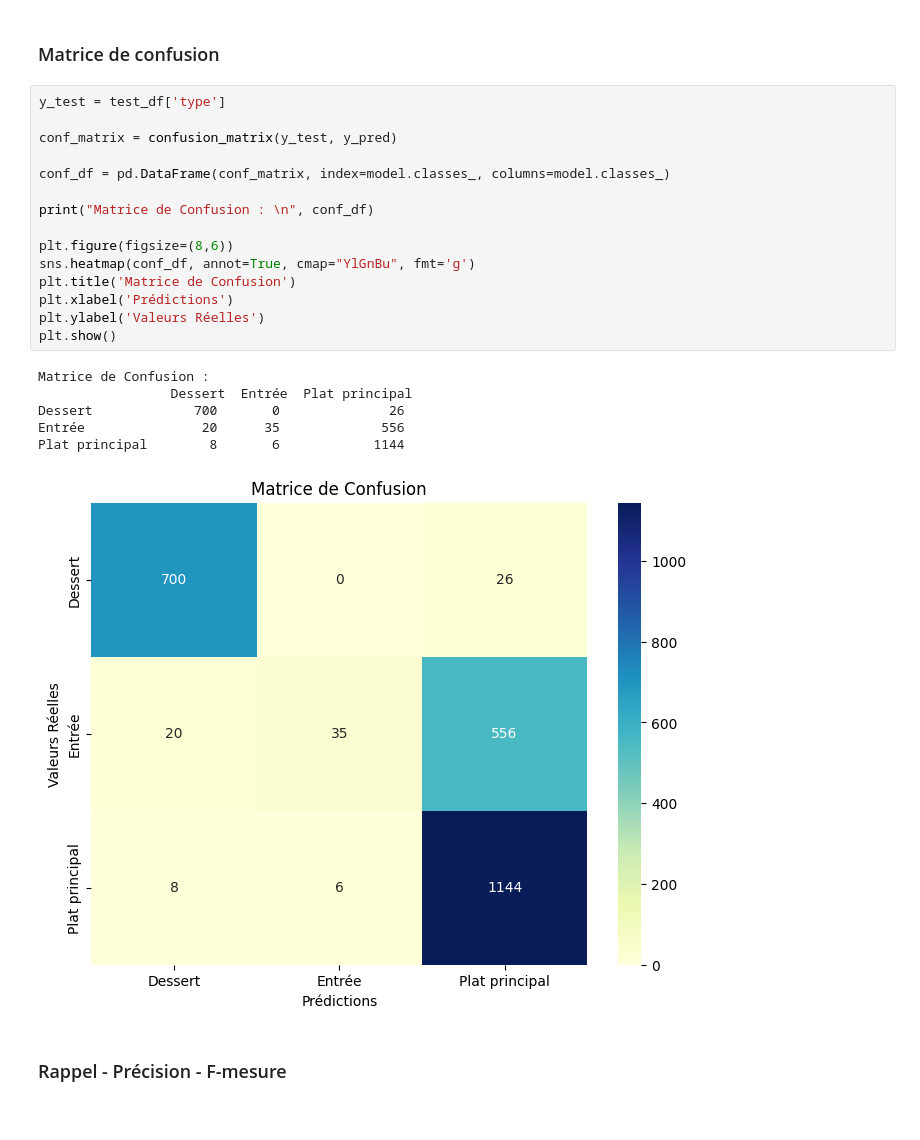
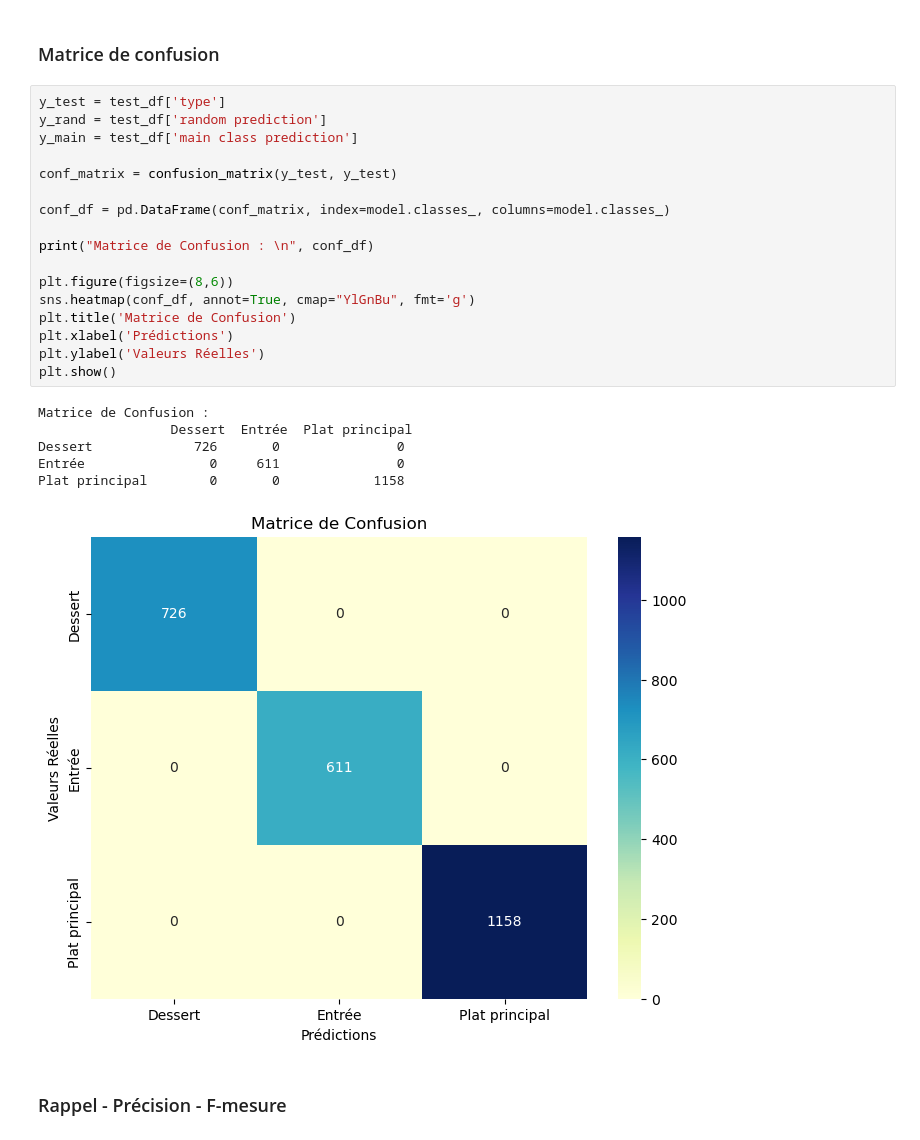
Before and after one commit to uvsq21805581/Projet-Intro-au-TALN-02-2024, a Jupyter notebook: src/main.ipynb, the cells around one changed output. Cells and saved outputs as stored; diff of their text form.

```diff
--- a/src/main.ipynb
+++ b/src/main.ipynb
@@ -65,26 +65,28 @@ test_df['SKlearn prediction'] = y_pred
 ### Matrice de confusion
 # %%
 y_test = test_df['type']
+y_rand = test_df['random prediction']
+y_main = test_df['main class prediction']
 
-conf_matrix = confusion_matrix(y_test, y_pred)
+conf_matrix = confusion_matrix(y_test, y_test)
 
 conf_df = pd.DataFrame(conf_matrix, index=model.classes_, columns=model.classes_)
 
 print("Matrice de Confusion : \n", conf_df)
 
 plt.figure(figsize=(8,6))
 sns.heatmap(conf_df, annot=True, cmap="YlGnBu", fmt='g')
 plt.title('Matrice de Confusion')
 plt.xlabel('Prédictions')
 plt.ylabel('Valeurs Réelles')
 plt.show()
 # %% [output]
 Matrice de Confusion :
                  Dessert  Entrée  Plat principal
-Dessert             700       0              26
-Entrée               20      35             556
-Plat principal        8       6            1144
+Dessert             726       0               0
+Entrée                0     611               0
+Plat principal        0       0            1158
-[figure, old version]
+[figure, new version]
 # %% [markdown]
 ### Rappel - Précision - F-mesure
 # %%
```
Also changed, not shown: parts of 1 cell of this notebook.
